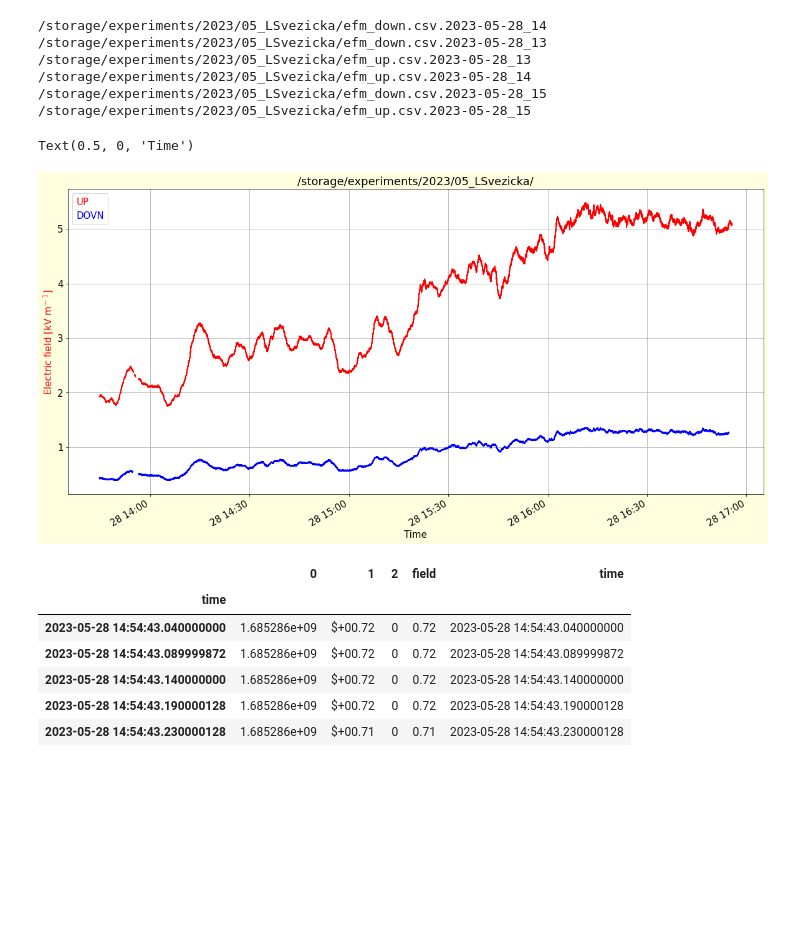
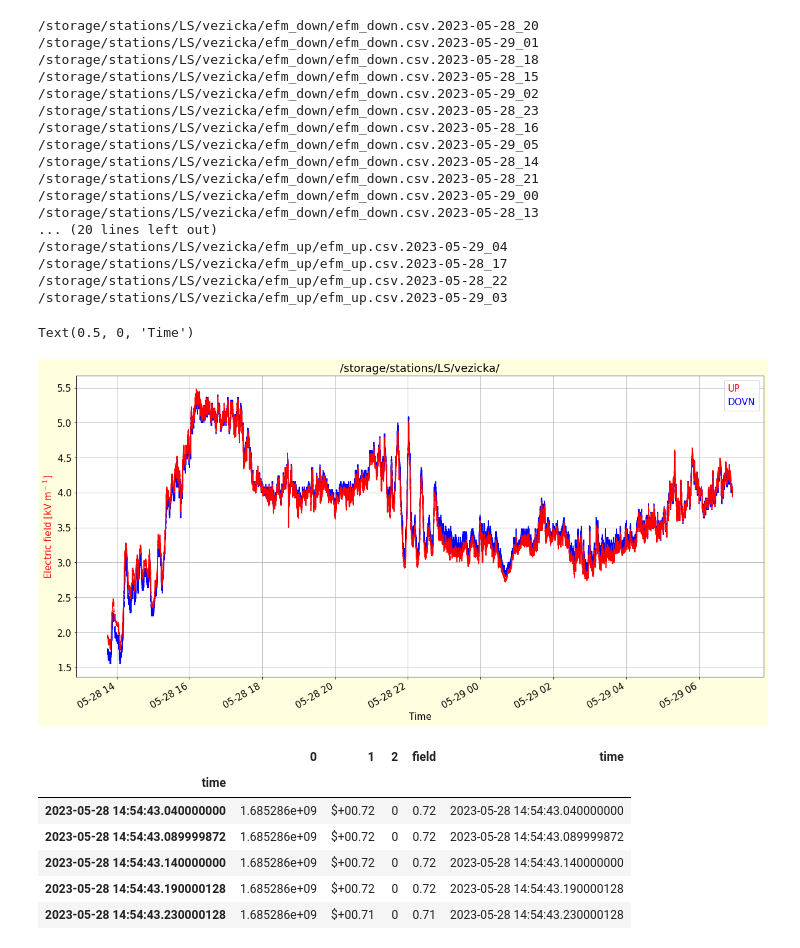
Before and after one commit to ODZ-UJF-AV-CR/LSvezicka, a Jupyter notebook: notebooks/EFM.ipynb, the cells around one changed output. Drawn from its saved outputs; the diff is of its cells as text; code cells hidden in the pictures; blank space fills up the shorter version.

Commit message:
filter for specific day plot

```diff
--- a/notebooks/EFM.ipynb
+++ b/notebooks/EFM.ipynb
@@ -11,9 +11,9 @@ import plotly.graph_objects as go
 from plotly.subplots import make_subplots
 import matplotlib
 # %%
-fto = '/storage/experiments/2023/05_LSvezicka/'
+fto = '/storage/stations/LS/vezicka/'
 # %%
-ftt = glob.iglob(fto+"*.csv.*") # generator, search immediate subdirectories
+ftt = glob.iglob(fto+"/**/*.csv.2023-05-2*") # generator, search immediate subdirectories
 
 plt.figure(figsize=(20,10), facecolor='lightyellow')
 matplotlib.rcParams.update({'font.size': 15})
@@ -21,42 +21,55 @@ matplotlib.rcParams.update({'font.size': 15})
 offset = 0
 
 for f in ftt:
     print(f)
     if 'up' in f:
         label = 'UP'
         color = 'red'
+        factor = 1
     else:
         label = 'DOWN'
         color = 'blue'
+        factor = 4
     l=[]
     l.extend(range(0,4))
 
-    df = pd.read_csv(f, sep=',', header=None, names=l, comment='*', low_memory=False)
+    df = pd.read_csv(f, sep=',', header=None, names=l, comment='*', low_memory=False, on_bad_lines='skip')
     #df = pd.read_csv(f, sep=',', header=None, comment='*', low_memory=False)
 
     df['field'] = df[1].str.extract('(\d+.\d+)', expand=False)
     df['time'] = pd.to_datetime(df[0],unit='s')
     df.set_index('time', inplace=True, drop=False)
     df['field'] = pd.to_numeric(df['field'])
 
-    df['field'].plot(label=label, color=color)
+    (df['field']*factor).plot(label=label, color=color)
 
 plt.ylabel('Electric field [kV m$^-$$^1$]', color='red')
 plt.title(fto)
 #plt.legend()
 plt.legend(['UP','DOVN'], labelcolor=['red','blue'], handlelength=0, handletextpad=0, fancybox=True)
 plt.grid()
 plt.xlabel('Time')
 #plt.xlim(3000,3400)
 # %% [output]
-/storage/experiments/2023/05_LSvezicka/efm_down.csv.2023-05-28_14
-/storage/experiments/2023/05_LSvezicka/efm_down.csv.2023-05-28_13
-/storage/experiments/2023/05_LSvezicka/efm_up.csv.2023-05-28_13
-/storage/experiments/2023/05_LSvezicka/efm_up.csv.2023-05-28_14
-/storage/experiments/2023/05_LSvezicka/efm_down.csv.2023-05-28_15
-/storage/experiments/2023/05_LSvezicka/efm_up.csv.2023-05-28_15
+/storage/stations/LS/vezicka/efm_down/efm_down.csv.2023-05-28_20
+/storage/stations/LS/vezicka/efm_down/efm_down.csv.2023-05-29_01
+/storage/stations/LS/vezicka/efm_down/efm_down.csv.2023-05-28_18
+/storage/stations/LS/vezicka/efm_down/efm_down.csv.2023-05-28_15
+/storage/stations/LS/vezicka/efm_down/efm_down.csv.2023-05-29_02
+/storage/stations/LS/vezicka/efm_down/efm_down.csv.2023-05-28_23
+/storage/stations/LS/vezicka/efm_down/efm_down.csv.2023-05-28_16
+/storage/stations/LS/vezicka/efm_down/efm_down.csv.2023-05-29_05
+/storage/stations/LS/vezicka/efm_down/efm_down.csv.2023-05-28_14
+/storage/stations/LS/vezicka/efm_down/efm_down.csv.2023-05-28_21
+/storage/stations/LS/vezicka/efm_down/efm_down.csv.2023-05-29_00
+/storage/stations/LS/vezicka/efm_down/efm_down.csv.2023-05-28_13
+... (20 lines left out)
+/storage/stations/LS/vezicka/efm_up/efm_up.csv.2023-05-29_04
+/storage/stations/LS/vezicka/efm_up/efm_up.csv.2023-05-28_17
+/storage/stations/LS/vezicka/efm_up/efm_up.csv.2023-05-28_22
+/storage/stations/LS/vezicka/efm_up/efm_up.csv.2023-05-29_03
 Text(0.5, 0, 'Time')
-[figure, old version]
+[figure, new version]
 # %%
 df
 # %% [output]
```
